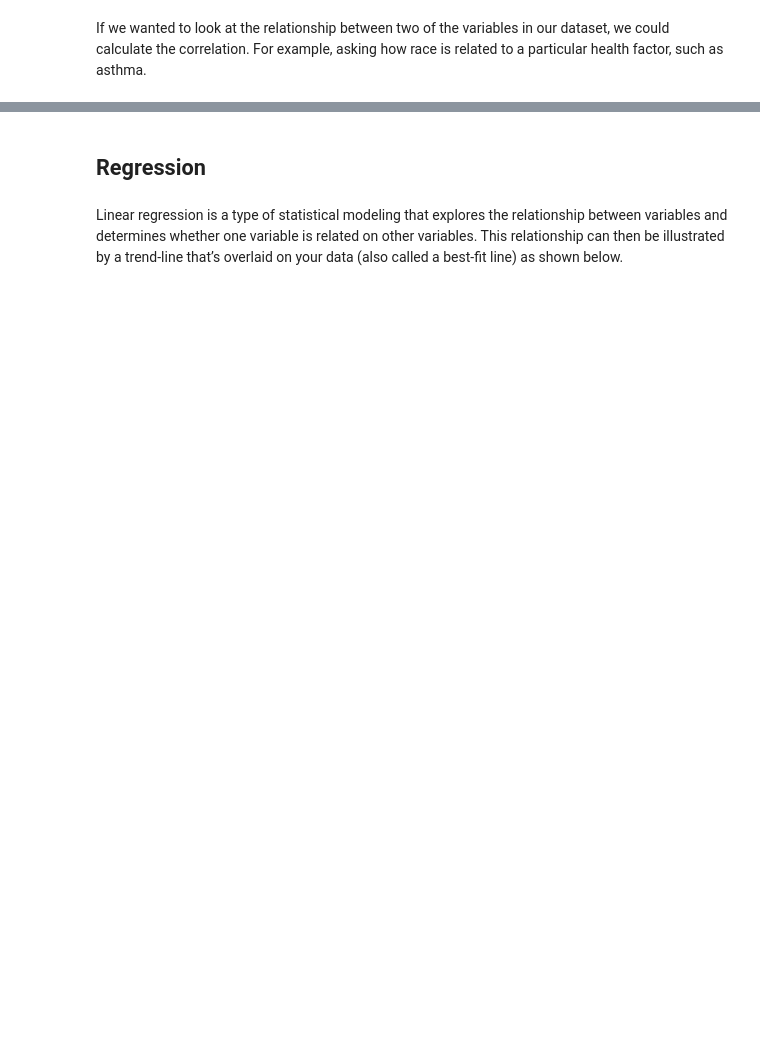
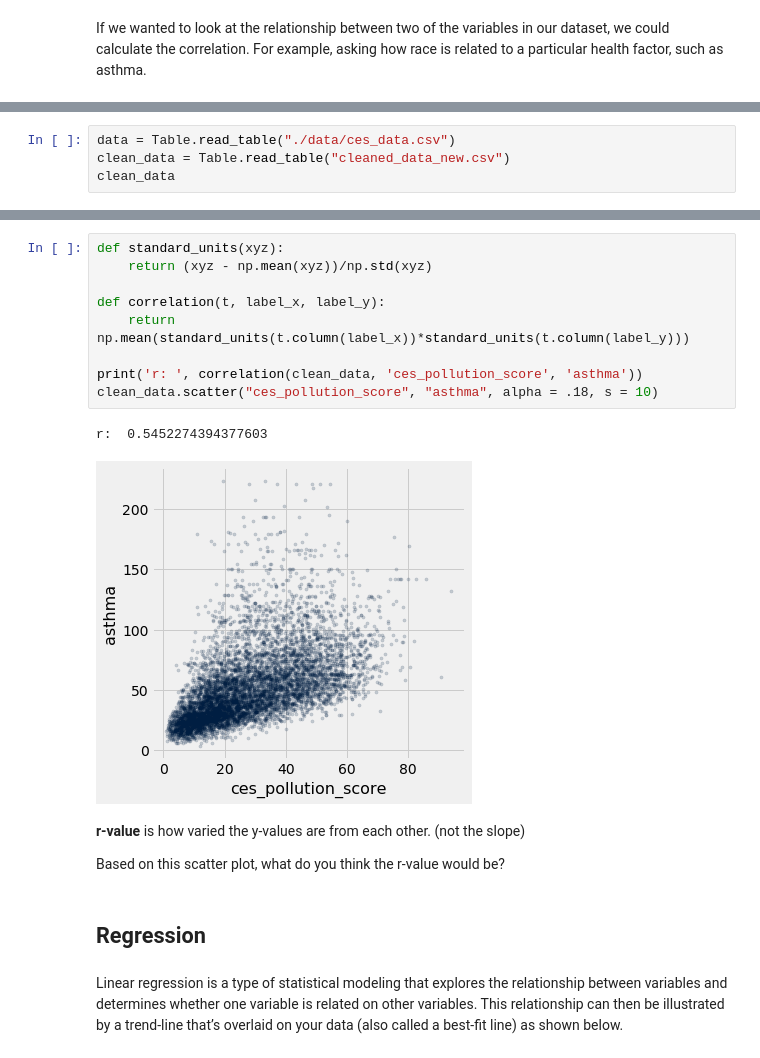
Before and after one commit to ds-modules/ESPM-163ac, a Jupyter notebook: Lecture Notebook.ipynb, the cells around one changed output, grey strips where cells are left out. Drawn from its saved outputs; the diff is of its cells as text; blank space fills up the shorter version.

```diff
--- a/Lecture Notebook.ipynb
+++ b/Lecture Notebook.ipynb
@@ -51,0 +52,4 @@ If we wanted to look at the relationship between two of the variables in our dat
+# %%
+data = Table.read_table("./data/ces_data.csv")
+clean_data = Table.read_table("cleaned_data_new.csv")
+clean_data
@@ -52,3 +69,19 @@ If we wanted to look at the relationship between two of the variables in our dat
+# %%
+def standard_units(xyz):
+    return (xyz - np.mean(xyz))/np.std(xyz)
+
+def correlation(t, label_x, label_y):
+    return np.mean(standard_units(t.column(label_x))*standard_units(t.column(label_y)))
+
+print('r: ', correlation(clean_data, 'ces_pollution_score', 'asthma'))
+clean_data.scatter("ces_pollution_score", "asthma", alpha = .18, s = 10)
+# %% [output]
+r:  0.5452274394377603
+[figure, added]
+# %% [markdown]
+**r-value** is how varied the y-values are from each other. (not the slope)
+
+Based on this scatter plot, what do you think the r-value would be?
 # %% [markdown]
 ## Regression
 # %% [markdown]
```
Also changed, not shown: parts of 9 cells of this notebook, 1 other file.
